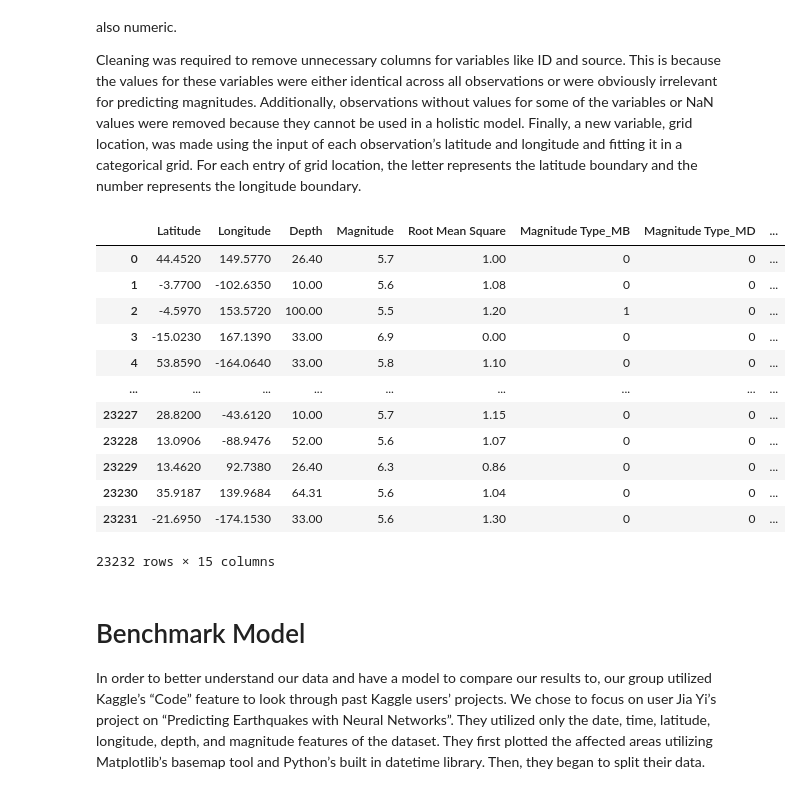
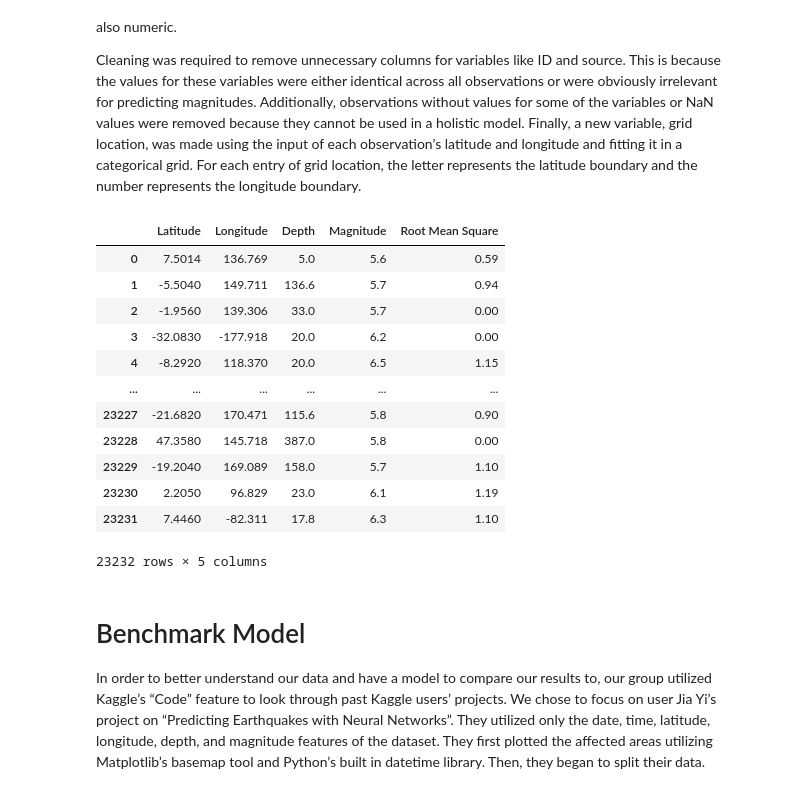
Before and after one commit to COGS118A/Group003-Wi23, a Jupyter notebook: CheckpointGroup003-Wi23.ipynb, the cells around one changed output. Saved outputs shown, nothing was run; the diff lists cells and outputs as text; code cells hidden in the pictures.

```diff
--- a/CheckpointGroup003-Wi23.ipynb
+++ b/CheckpointGroup003-Wi23.ipynb
@@ -45,40 +45,37 @@ Cleaning was required to remove unnecessary columns for variables like ID and so
 # %%
 import pandas as pd
 from sklearn.utils import shuffle
 
 # Remove irrelevant data points and null observations
 data = pd.read_csv('database.csv')
 data = data[data['Type'] == 'Earthquake']
 data = data.fillna(0)
 
 # Remove irrelevant feature columns
 data = data.drop(labels=['Magnitude Error','Date','Time','Depth Error','Horizontal Error','ID',
-                         'Source','Type','Location Source','Magnitude Source','Status',
+                         'Source','Type','Location Source','Magnitude Source','Status', 'Magnitude Type',
                          'Depth Seismic Stations', 'Magnitude Seismic Stations', 'Azimuthal Gap', 'Horizontal Distance'],axis=1)
-
-# Convert categorical variables into quatifiable ones using one-hot encoding
-data = pd.get_dummies(data, columns = ['Magnitude Type'], drop_first=True)
 
 # Shuffle the data and separate feature data from labels
 data = shuffle(data).reset_index(drop=True)
 X = data.drop(labels = ['Magnitude'], axis=1)
 y = data['Magnitude']
 
 data
 # %% [output]
-|  | Latitude | Longitude | Depth | Magnitude | Root Mean Square | Magnitude Type_MB | Magnitude Type_MD | ... |
-| 0 | 44.4520 | 149.5770 | 26.40 | 5.7 | 1.00 | 0 | 0 | ... |
-| 1 | -3.7700 | -102.6350 | 10.00 | 5.6 | 1.08 | 0 | 0 | ... |
-| 2 | -4.5970 | 153.5720 | 100.00 | 5.5 | 1.20 | 1 | 0 | ... |
-| 3 | -15.0230 | 167.1390 | 33.00 | 6.9 | 0.00 | 0 | 0 | ... |
-| 4 | 53.8590 | -164.0640 | 33.00 | 5.8 | 1.10 | 0 | 0 | ... |
-| ... | ... | ... | ... | ... | ... | ... | ... | ... |
-| 23227 | 28.8200 | -43.6120 | 10.00 | 5.7 | 1.15 | 0 | 0 | ... |
-| 23228 | 13.0906 | -88.9476 | 52.00 | 5.6 | 1.07 | 0 | 0 | ... |
-| 23229 | 13.4620 | 92.7380 | 26.40 | 6.3 | 0.86 | 0 | 0 | ... |
-| 23230 | 35.9187 | 139.9684 | 64.31 | 5.6 | 1.04 | 0 | 0 | ... |
-| 23231 | -21.6950 | -174.1530 | 33.00 | 5.6 | 1.30 | 0 | 0 | ... |
+|  | Latitude | Longitude | Depth | Magnitude | Root Mean Square |
+| 0 | 7.5014 | 136.769 | 5.0 | 5.6 | 0.59 |
+| 1 | -5.5040 | 149.711 | 136.6 | 5.7 | 0.94 |
+| 2 | -1.9560 | 139.306 | 33.0 | 5.7 | 0.00 |
+| 3 | -32.0830 | -177.918 | 20.0 | 6.2 | 0.00 |
+| 4 | -8.2920 | 118.370 | 20.0 | 6.5 | 1.15 |
+| ... | ... | ... | ... | ... | ... |
+| 23227 | -21.6820 | 170.471 | 115.6 | 5.8 | 0.90 |
+| 23228 | 47.3580 | 145.718 | 387.0 | 5.8 | 0.00 |
+| 23229 | -19.2040 | 169.089 | 158.0 | 5.7 | 1.10 |
+| 23230 | 2.2050 | 96.829 | 23.0 | 6.1 | 1.19 |
+| 23231 | 7.4460 | -82.311 | 17.8 | 6.3 | 1.10 |
-23232 rows × 15 columns
+23232 rows × 5 columns
 # %% [markdown]
 # Benchmark Model
 
```
Also changed, not shown: parts of 5 cells of this notebook.
